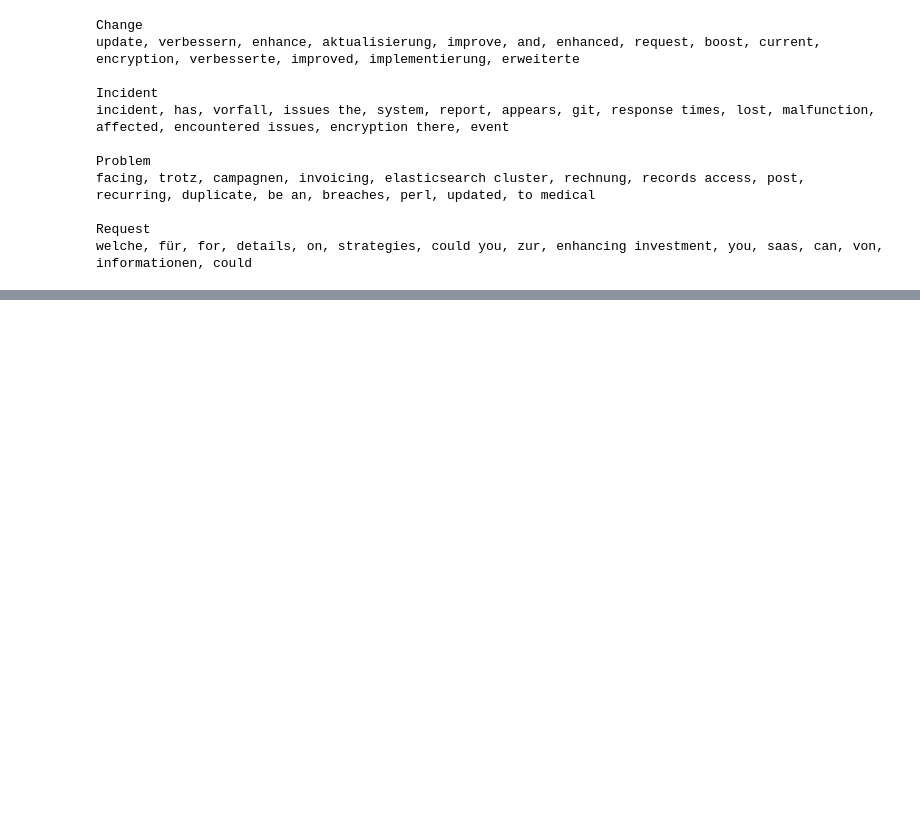
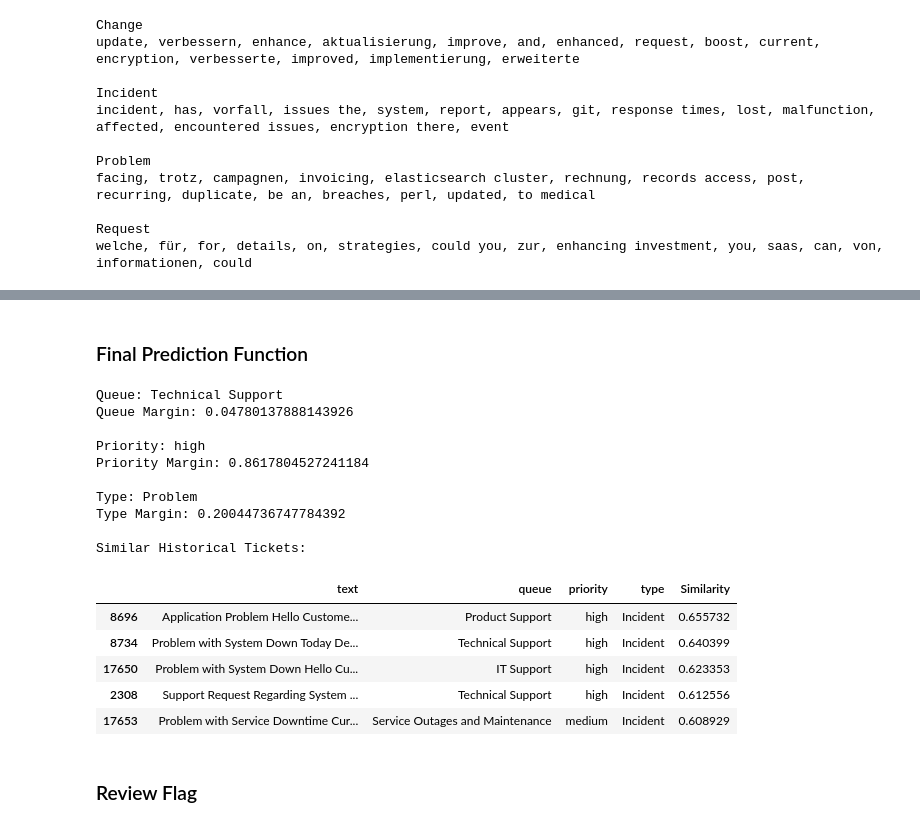
Before and after one commit to vijay12918/AI-ITSM-Classification, a Jupyter notebook: notebook.ipynb, the cells around one changed output, grey strips where cells are left out. Saved outputs shown, nothing was run; the diff lists cells and outputs as text; code cells hidden in the pictures; blank space fills up the shorter version.

```diff
--- a/notebook.ipynb
+++ b/notebook.ipynb
@@ -1298,0 +1318,2 @@ welche, für, for, details, on, strategies, could you, zur, enhancing investment
+# %%
+all_embeddings = normalize(all_embeddings)
@@ -1298,0 +1346,6 @@ welche, für, for, details, on, strategies, could you, zur, enhancing investment
+# %%
+similar_tickets = find_similar_tickets(
+    subject="Application is completely down",
+    body="Users are unable to access the application after the latest update. The service is currently unavailable.",
+    top_n=5
+)
@@ -1298,0 +1436,18 @@ welche, für, for, details, on, strategies, could you, zur, enhancing investment
+# %%
+result = predict_ticket_final(
+    subject="Application is completely down",
+    body="Users are unable to access the application after the latest update. The service is currently unavailable.",
+    top_n=3
+)
+
+print("Queue:", result["Queue"])
+print("Queue Margin:", result["Queue Margin"])
+
+print("Priority:", result["Priority"])
+print("Priority Margin:", result["Priority Margin"])
+
+print("Type:", result["Type"])
+print("Type Margin:", result["Type Margin"])
+
+print("\nSimilar Historical Tickets:")
+result["Similar Tickets"]
@@ -1298,0 +1467,2 @@ welche, für, for, details, on, strategies, could you, zur, enhancing investment
+# %% [markdown]
+### Final Prediction Function
@@ -1298,0 +1530,37 @@ welche, für, for, details, on, strategies, could you, zur, enhancing investment
+# %%
+result = predict_ticket_final(
+    subject="Application is completely down",
+    body="Users are unable to access the application after the latest update. The service is currently unavailable.",
+    top_n=5
+)
+# %%
+print("Queue:", result["Queue"])
+print("Queue Margin:", result["Queue Margin"])
+
+print("\nPriority:", result["Priority"])
+print("Priority Margin:", result["Priority Margin"])
+
+print("\nType:", result["Type"])
+print("Type Margin:", result["Type Margin"])
+
+print("\nSimilar Historical Tickets:")
+display(result["Similar Tickets"])
+# %% [output]
+Queue: Technical Support
+Queue Margin: 0.04780137888143926
+
+Priority: high
+Priority Margin: 0.8617804527241184
+
+Type: Problem
+Type Margin: 0.20044736747784392
+
+Similar Historical Tickets:
+|  | text | queue | priority | type | Similarity |
+| 8696 | Application Problem Hello Custome... | Product Support | high | Incident | 0.655732 |
+| 8734 | Problem with System Down Today De... | Technical Support | high | Incident | 0.640399 |
+| 17650 | Problem with System Down Hello Cu... | IT Support | high | Incident | 0.623353 |
+| 2308 | Support Request Regarding System ... | Technical Support | high | Incident | 0.612556 |
+| 17653 | Problem with Service Downtime Cur... | Service Outages and Maintenance | medium | Incident | 0.608929 |
+# %% [markdown]
+### Review Flag
```
Also changed, not shown: parts of 21 cells of this notebook.
